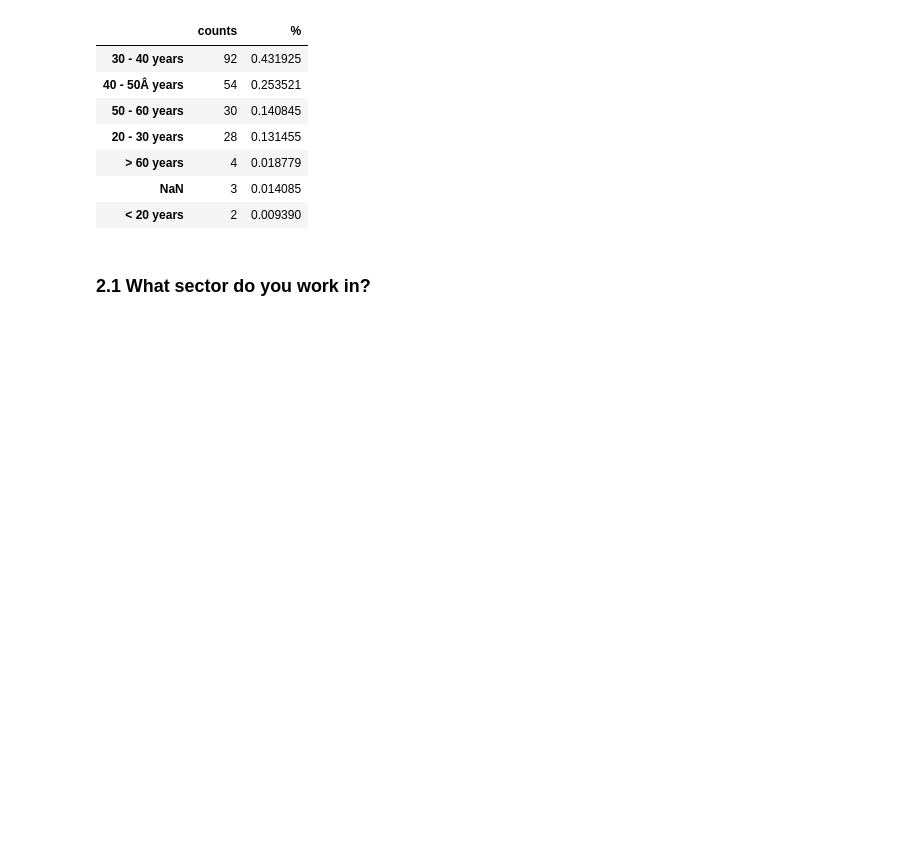
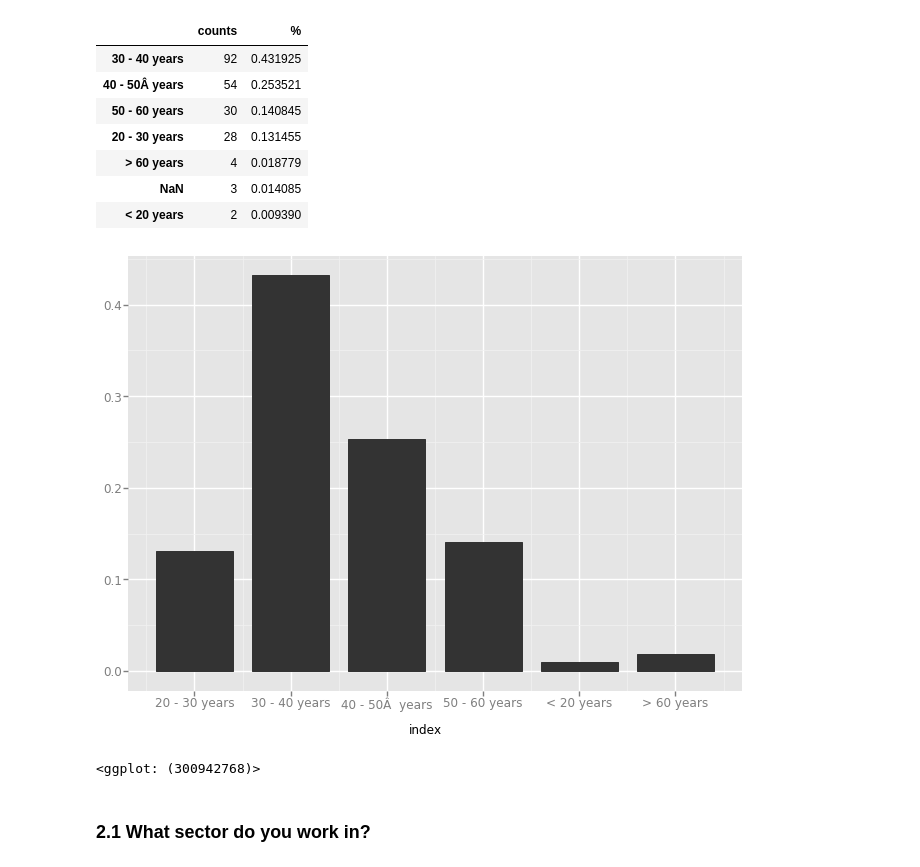
Before and after one commit to jwagemann/survey_analysis, a Jupyter notebook: survey_analysis.ipynb, the cells around one changed output. Saved outputs shown, nothing was run; the diff lists cells and outputs as text; code cells hidden in the pictures; blank space fills up the shorter version.

```diff
--- a/survey_analysis.ipynb
+++ b/survey_analysis.ipynb
@@ -94,6 +129,7 @@ df_country_counts
 ### 1.4 What is your age?
 # %%
 df_age_counts = valueCount(survey,3,False,True)
+reset_age_groups = df_age_counts.reset_index().reindex([6,3,0,1,2,4,5]).dropna()
 df_age_counts
 # %% [output]
 |  | counts | % |
@@ -104,6 +140,12 @@ df_age_counts
 | > 60 years | 4 | 0.018779 |
 | NaN | 3 | 0.014085 |
 | < 20 years | 2 | 0.009390 |
+# %%
+age_plot = ggplot(aes(x='index',weight='%'),reset_age_groups) + geom_bar()
+age_plot
+# %% [output]
+[figure, added]
+<ggplot: (300942768)>
 # %% [markdown]
 ### 2.1 What sector do you work in?
 # %%
```
Also changed, not shown: parts of 13 cells of this notebook, 7 other files.
